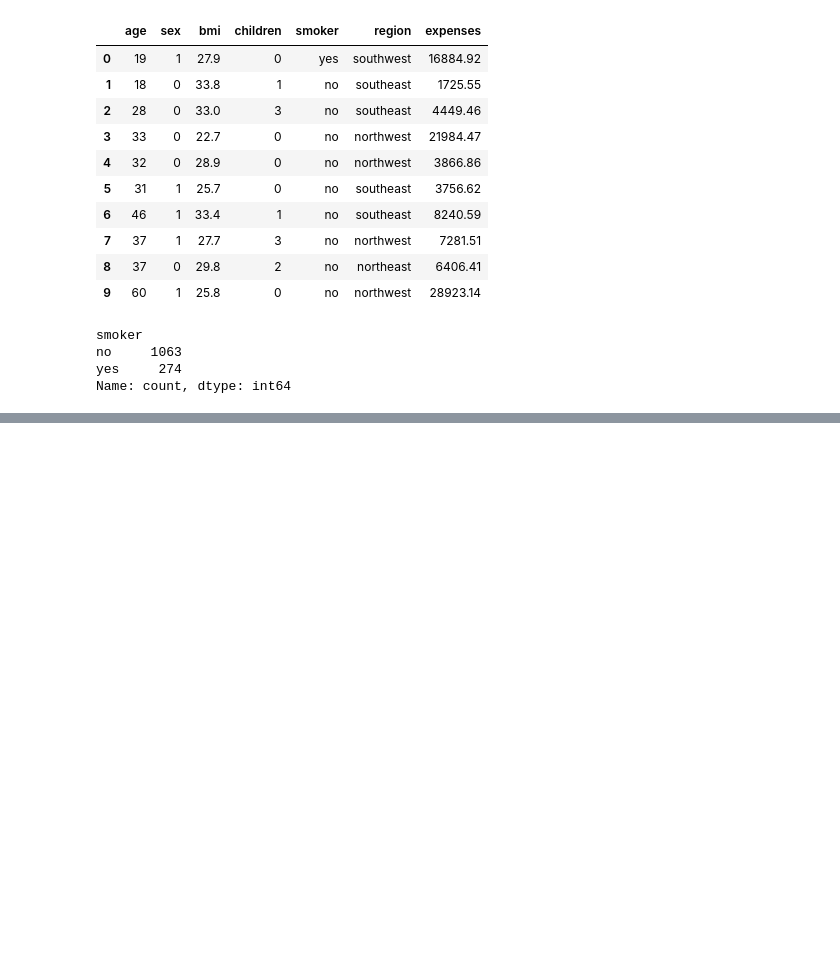
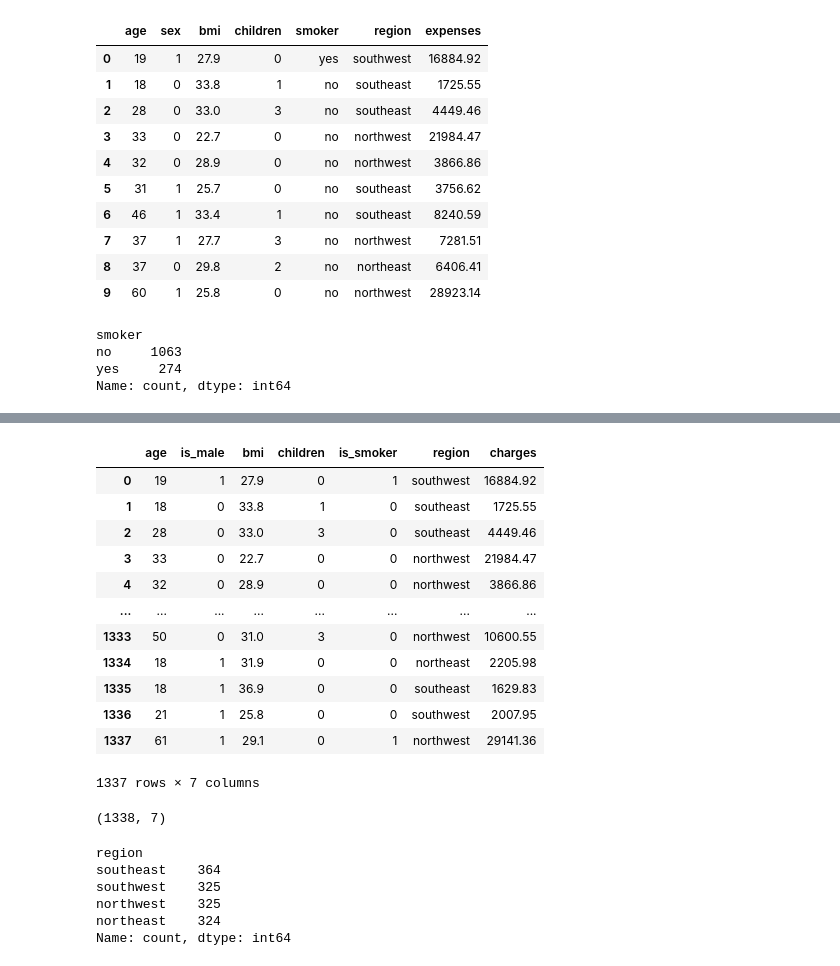
Before and after one commit to muhammadanush/Project-Fake-News-Prediction, a Jupyter notebook: meddical-insurance-dataset.ipynb, the cells around one changed output, grey strips where cells are left out. Cells and saved outputs as stored; diff of their text form; code cells hidden in the pictures; blank space fills up the shorter version.

```diff
--- a/meddical-insurance-dataset.ipynb
+++ b/meddical-insurance-dataset.ipynb
@@ -228 +228,36 @@ df_clean
 1337 rows × 7 columns
+# %%
+df_clean.rename(columns={
+    'sex':'is_male',
+    'smoker':'is_smoker',
+    'expenses':'charges'
+},inplace=True)
+# %%
+df_clean
+# %% [output]
+|  | age | is_male | bmi | children | is_smoker | region | charges |
+| 0 | 19 | 1 | 27.9 | 0 | 1 | southwest | 16884.92 |
+| 1 | 18 | 0 | 33.8 | 1 | 0 | southeast | 1725.55 |
+| 2 | 28 | 0 | 33.0 | 3 | 0 | southeast | 4449.46 |
+| 3 | 33 | 0 | 22.7 | 0 | 0 | northwest | 21984.47 |
+| 4 | 32 | 0 | 28.9 | 0 | 0 | northwest | 3866.86 |
+| ... | ... | ... | ... | ... | ... | ... | ... |
+| 1333 | 50 | 0 | 31.0 | 3 | 0 | northwest | 10600.55 |
+| 1334 | 18 | 1 | 31.9 | 0 | 0 | northeast | 2205.98 |
+| 1335 | 18 | 1 | 36.9 | 0 | 0 | southeast | 1629.83 |
+| 1336 | 21 | 1 | 25.8 | 0 | 0 | southwest | 2007.95 |
+| 1337 | 61 | 1 | 29.1 | 0 | 1 | northwest | 29141.36 |
+1337 rows × 7 columns
+# %%
+df.shape
+# %% [output]
+(1338, 7)
+# %%
+df ['region'].value_counts()
+# %% [output]
+region
+southeast    364
+southwest    325
+northwest    325
+northeast    324
+Name: count, dtype: int64
```
Also changed, not shown: parts of 23 cells of this notebook.
